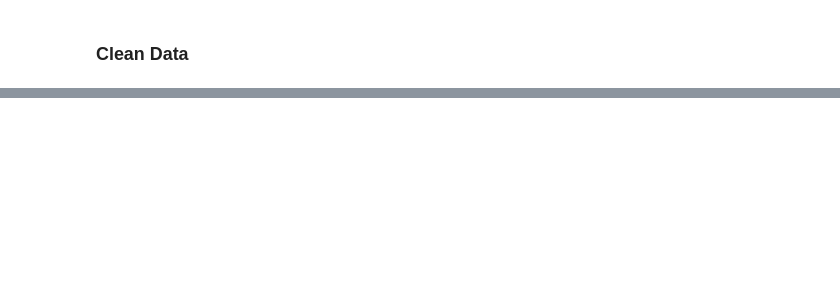
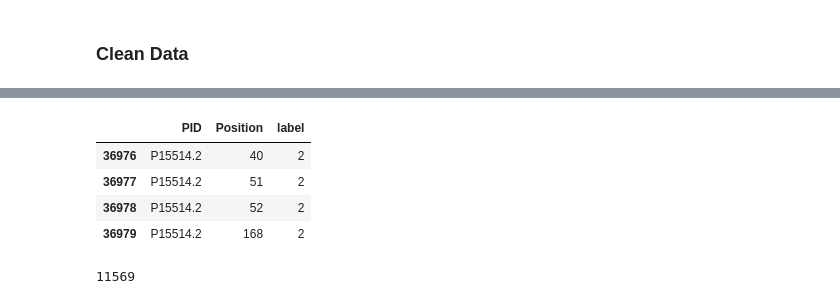
Before and after one commit to CallMeMisterOwl/protein_properties, a Jupyter notebook: src/data/merge_glyco_data.ipynb, the cells around one changed output, grey strips where cells are left out. Saved outputs shown, nothing was run; the diff lists cells and outputs as text; code cells hidden in the pictures; blank space fills up the shorter version.

```diff
--- a/src/data/merge_glyco_data.ipynb
+++ b/src/data/merge_glyco_data.ipynb
@@ -83,6 +108,15 @@ TypeError: descriptor 'union' for 'set' objects doesn't apply to a 'int' object
 # drop the proteins that are in the either of the two test set
 N_merged_train_df = N_merged_train_df[~N_merged_train_df.index.isin(N_LMNgly_test_df.index)]
 N_merged_train_df = N_merged_train_df[~N_merged_train_df.index.isin(O_captor_test_df.index)]
+N_merged_train_df["PID"] = N_merged_train_df["PID"].astype(str)
+# %%
+N_merged_train_df[N_merged_train_df["PID"] == "P15514.2"]
+# %% [output]
+|  | PID | Position | label |
+| 36976 | P15514.2 | 40 | 2 |
+| 36977 | P15514.2 | 51 | 2 |
+| 36978 | P15514.2 | 52 | 2 |
+| 36979 | P15514.2 | 168 | 2 |
 # %%
 from Bio import Entrez
 from Bio.Seq import Seq
@@ -146,2 +183,6 @@ Fasta(sequences=sequences).write_fasta("../../data/glyco/glyco_all.fasta", overw
+# %%
+len(sequences.get_headers())
+# %% [output]
+11569
 # %%
 sequences = Fasta("../../data/glyco/glyco_all.fasta")
```
Also changed, not shown: parts of 25 cells of this notebook, 2 other files.
